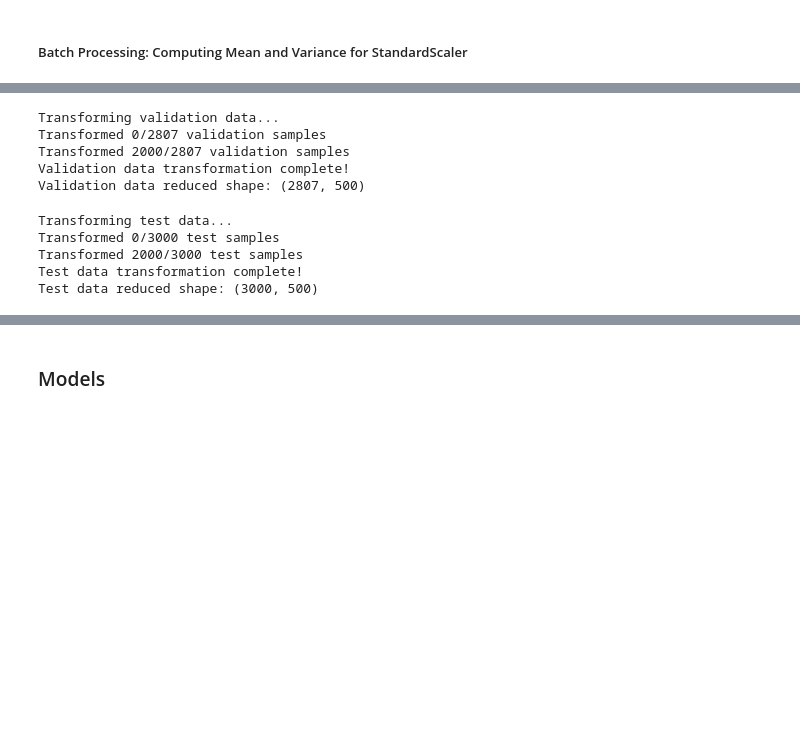
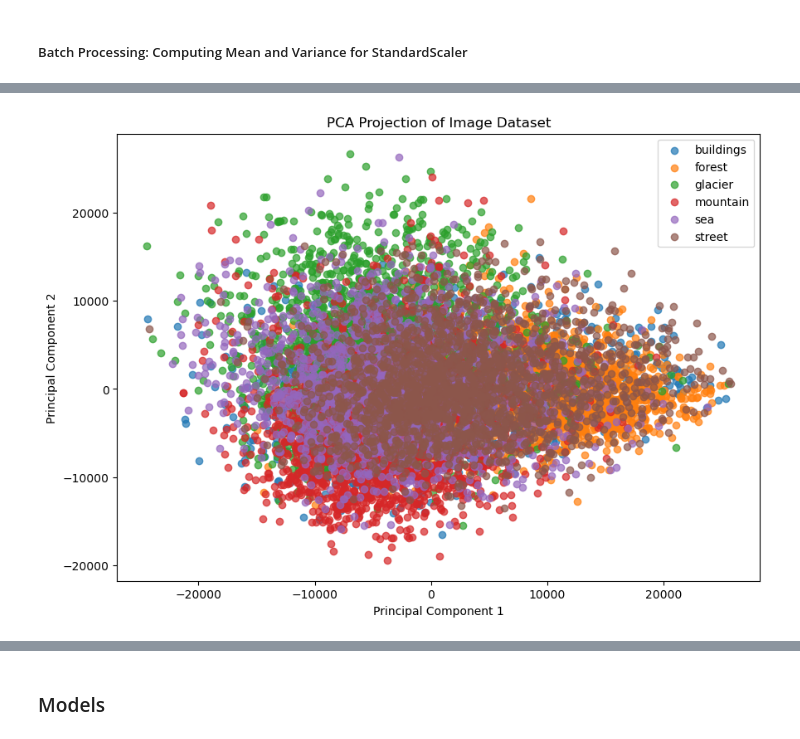
Before and after one commit to aolaya/image_classification_models, a Jupyter notebook: image_classification_models.ipynb, the cells around one changed output, grey strips where cells are left out. Drawn from its saved outputs; the diff is of its cells as text; code cells hidden in the pictures; blank space fills up the shorter version.

```diff
--- a/image_classification_models.ipynb
+++ b/image_classification_models.ipynb
@@ -257,50 +163,20 @@ Final reduced data shape: (11227, 500)
-# %%
-# Transform Validation Data
-print("Transforming validation data...")
-n_val_samples = X_val_ml.shape[0]
-X_val_transformed = np.zeros((n_val_samples, n_components), dtype=np.float32)
-
-for i in range(0, n_val_samples, batch_size):
-    end = min(i + batch_size, n_val_samples)
-    batch = X_val_ml[i:end].astype(np.float32)
-
-    # Scale and transform batch using already computed mean/scale
-    batch_scaled = (batch - mean) / scale
-    X_val_transformed[i:end] = ipca.transform(batch_scaled)
-
-    if i % 2000 == 0:
-        print(f"Transformed {i}/{n_val_samples} validation samples")
-
-print("Validation data transformation complete!")
-print("Validation data reduced shape:", X_val_transformed.shape)
-# %% [output]
-Transforming validation data...
-Transformed 0/2807 validation samples
-Transformed 2000/2807 validation samples
-Validation data transformation complete!
-Validation data reduced shape: (2807, 500)
-# %%
-# Transform Test Data
-print("Transforming test data...")
-n_test_samples = test_images_flat.shape[0]
-X_test_transformed = np.zeros((n_test_samples, n_components), dtype=np.float32)
-
-for i in range(0, n_test_samples, batch_size):
-    end = min(i + batch_size, n_test_samples)
-    batch = test_images_flat[i:end].astype(np.float32)
-
-    # Scale and transform batch using already computed mean/scale
-    batch_scaled = (batch - mean) / scale
-    X_test_transformed[i:end] = ipca.transform(batch_scaled)
-
-    if i % 2000 == 0:
-        print(f"Transformed {i}/{n_test_samples} test samples")
-
-print("Test data transformation complete!")
-print("Test data reduced shape:", X_test_transformed.shape)
-# %% [output]
-Transforming test data...
-Transformed 0/3000 test samples
-Transformed 2000/3000 test samples
-Test data transformation complete!
-Test data reduced shape: (3000, 500)
+# %%
+# Apply PCA - Train
+categories = ["buildings", "forest", "glacier", "mountain", "sea", "street"]
+
+n_components = 2  # Reduce to 2 dimensions
+pca = PCA(n_components=n_components)
+train_pca = pca.fit_transform(X_train_ml)
+
+# Visualize the result
+plt.figure(figsize=(10, 7))
+for label, category in enumerate(categories):
+    idx = y_train_ml == label
+    plt.scatter(train_pca[idx, 0], train_pca[idx, 1], label=category, alpha=0.7)
+plt.title("PCA Projection of Image Dataset")
+plt.xlabel("Principal Component 1")
+plt.ylabel("Principal Component 2")
+plt.legend()
+plt.show()
+# %% [output]
+[figure, added]
```
Also changed, not shown: parts of 7 cells of this notebook, 1 other file.
